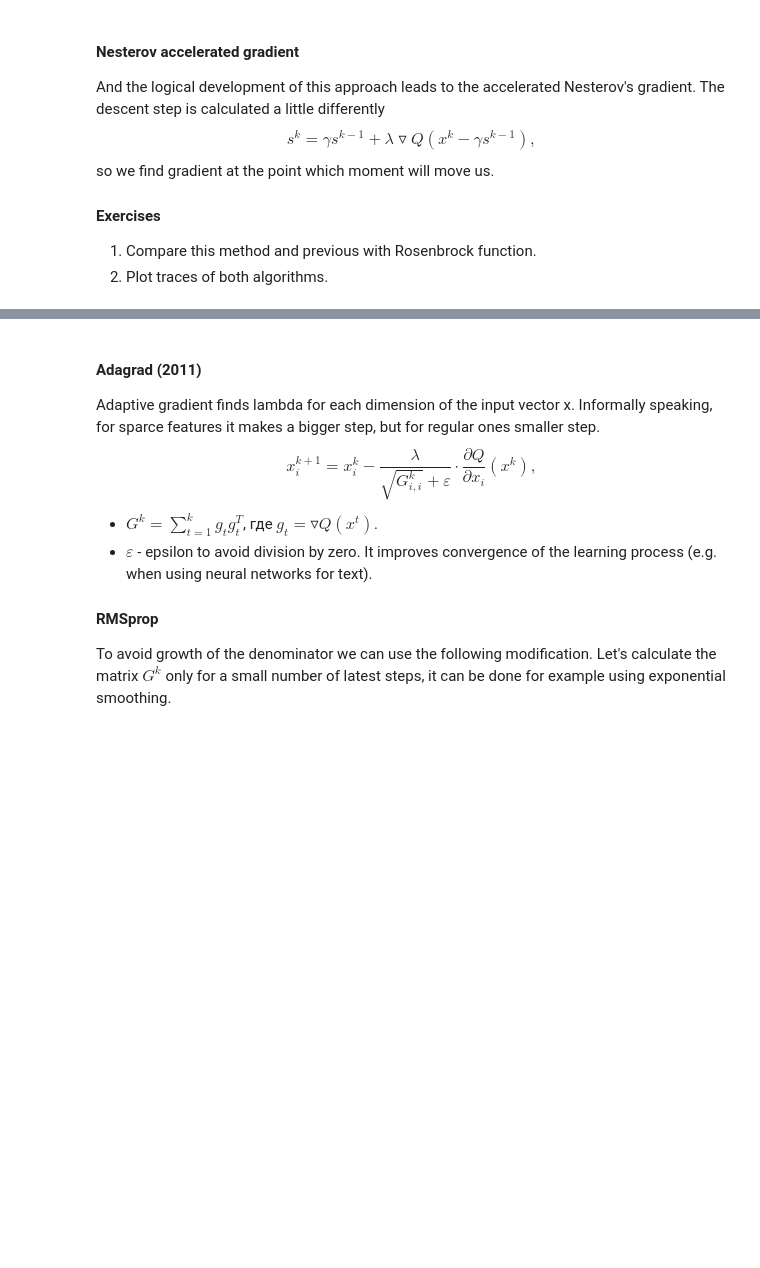
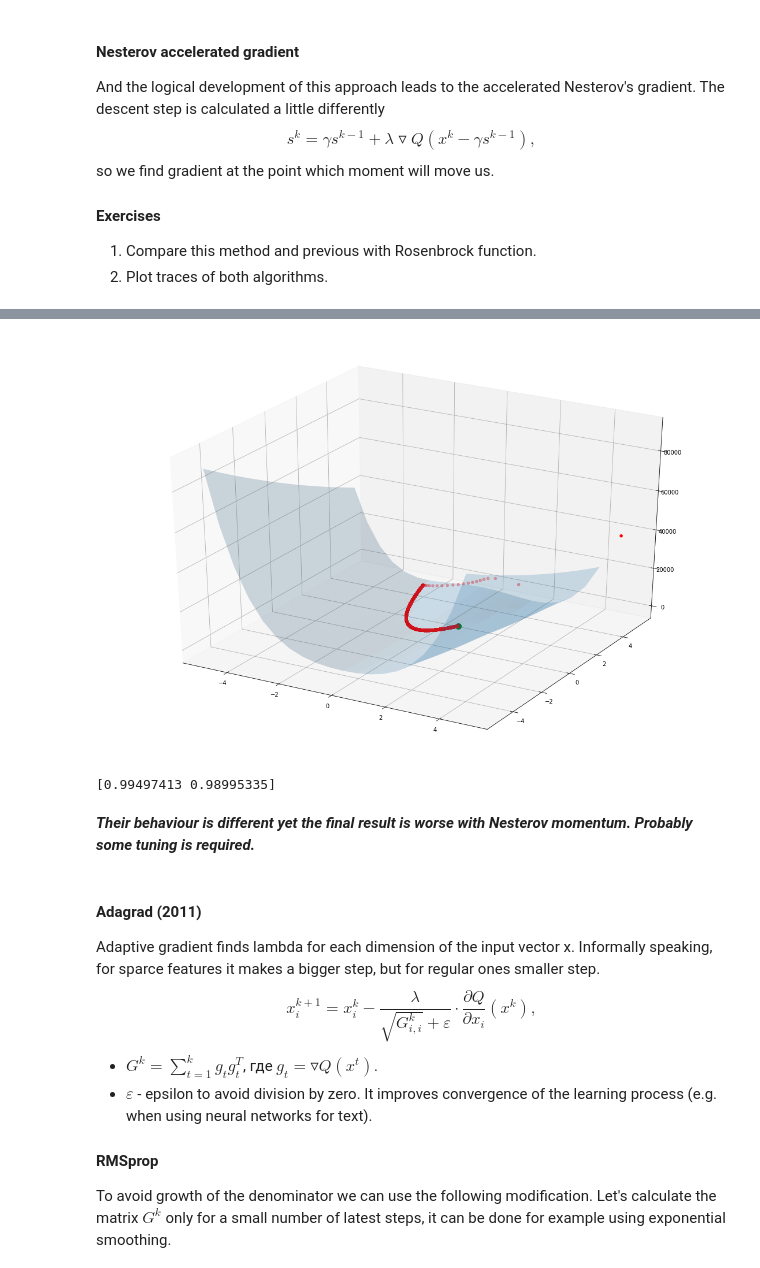
Before and after one commit to raccooncoder/Sonia, a Jupyter notebook: lab-1.ipynb, the cells around one changed output, grey strips where cells are left out. Cells and saved outputs as stored; diff of their text form; code cells hidden in the pictures; blank space fills up the shorter version.

```diff
--- a/lab-1.ipynb
+++ b/lab-1.ipynb
@@ -506,3 +641,49 @@ so we find gradient at the point which moment will move us.
+# %%
+def rgd_with_trace_nesterov(state, lr, steps, momentum):
+    trace_state = []
+    trace_z = []
+
+    s = np.array([0, 0])
+
+    for i in range (steps):
+        trace_state.append(state)
+        trace_z.append(Rosenbrock(*state))
+        s = momentum * s + lr * Rosenbrock_grad(*(state - momentum * s))
+        state = np.subtract(state, s)
+
+    return trace_state, trace_z
+
+rstate_nesterov = np.array([5, 5])
+rlr_nesterov = 0.0001
+rsteps_nesterov = 100000
+rmomentum_nesterov = 0.23
+
+rtrace_state_nesterov, rtrace_z_nesterov = rgd_with_trace_nesterov(rstate_nesterov, rlr_nesterov, rsteps_nesterov, rmomentum_nesterov)
+rtrace_state_nesterov = np.array(rtrace_state_nesterov)
+rtrace_z_nesterov = np.array(rtrace_z_nesterov)
+
+from mpl_toolkits.mplot3d import Axes3D
+
+X = np.arange(-5, 5, 0.5)
+Y = np.arange(-5, 5, 0.5)
+
+X, Y = np.meshgrid(X, Y)
+Z = (np.array([Rosenbrock(x,y) for x,y in zip(np.ravel(X), np.ravel(Y))])).reshape(X.shape)
+
+fig = plt.figure(figsize=(15,10))
+axes = Axes3D(fig)
+f_plot = axes.plot_surface(X, Y, Z, alpha=0.2)
+
+axes.scatter(1, 1, 0, color='green', s=100)
+axes.scatter(rtrace_state_nesterov[:, 0], rtrace_state_nesterov[:, 1], rtrace_z_nesterov, color="red")
+
+plt.show()
+print(rtrace_state_nesterov[-1])
+# %% [output]
+[figure, added]
+[0.99497413 0.98995335]
+# %% [markdown]
+**_Their behaviour is different yet the final result is worse with Nesterov momentum. Probably some tuning is required._**
 # %% [markdown]
 #### Adagrad (2011)
 Adaptive gradient finds lambda for each dimension of the input vector x. Informally speaking, for sparce features it makes a bigger step, but for regular ones smaller step.
```
Also changed, not shown: parts of 4 cells of this notebook.
